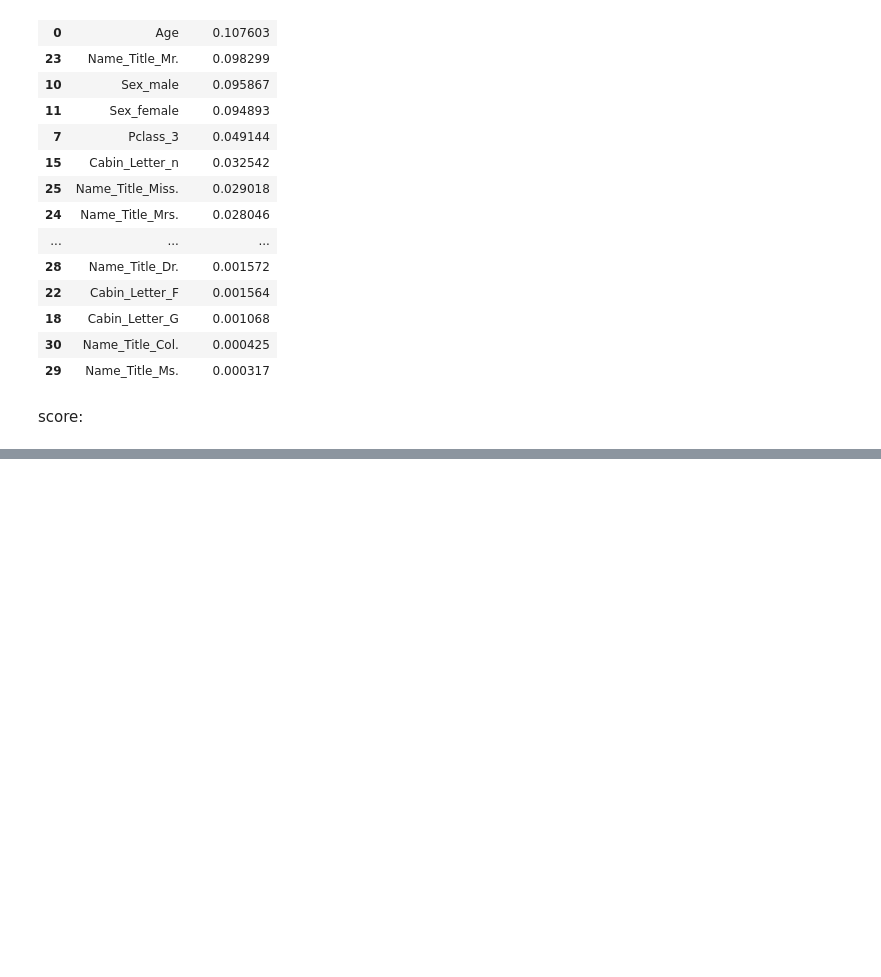
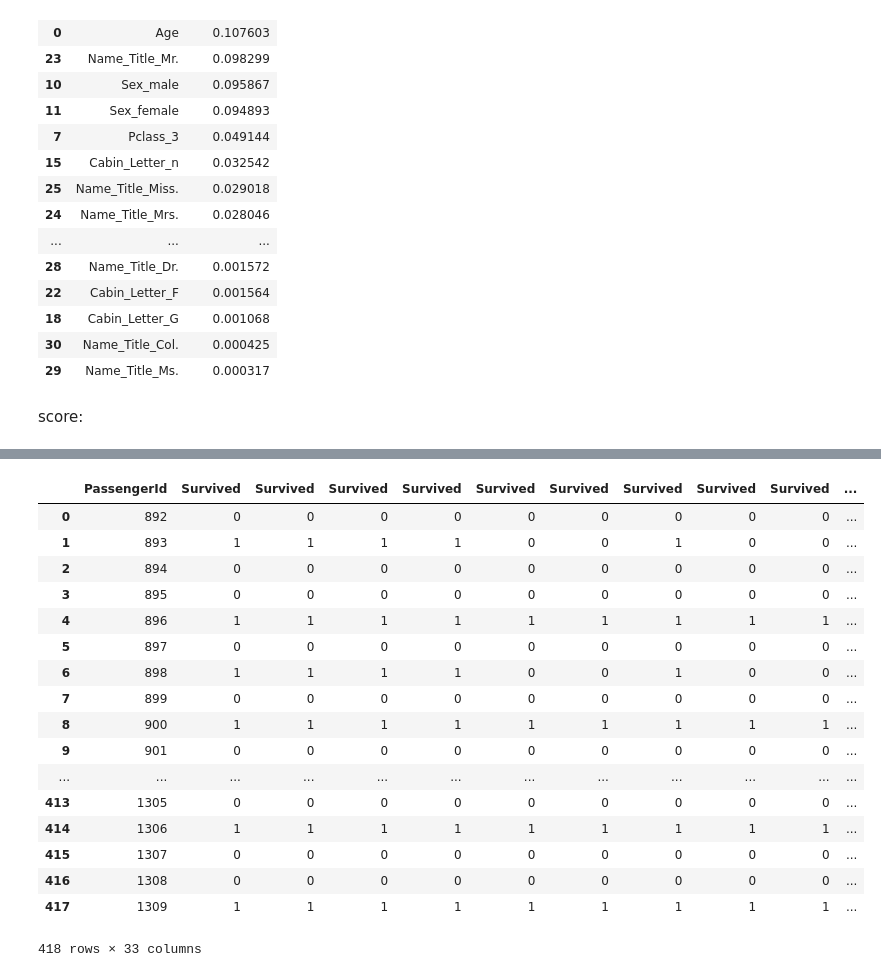
Before and after one commit to zlatankr/Projects, a Jupyter notebook: Titanic/random_forest.ipynb, the cells around one changed output, grey strips where cells are left out. Saved outputs shown, nothing was run; the diff lists cells and outputs as text; code cells hidden in the pictures; blank space fills up the shorter version.

```diff
--- a/Titanic/random_forest.ipynb
+++ b/Titanic/random_forest.ipynb
@@ -2326,0 +3913,32 @@ score:
+# %%
+for i in ys:
+    if len(i)<12:
+        ys.remove(i)
+# %%
+ys = ys[28:]
+# %%
+y_test = test.iloc[:,0]
+# %%
+for i in ys:
+    y_test = pd.concat((y_test, pd.read_csv(os.path.join('submission_files', i), usecols=[1])), axis=1)
+# %%
+y_test
+# %% [output]
+|  | PassengerId | Survived | Survived | Survived | Survived | Survived | Survived | Survived | Survived | Survived | ... |
+| 0 | 892 | 0 | 0 | 0 | 0 | 0 | 0 | 0 | 0 | 0 | ... |
+| 1 | 893 | 1 | 1 | 1 | 1 | 0 | 0 | 1 | 0 | 0 | ... |
+| 2 | 894 | 0 | 0 | 0 | 0 | 0 | 0 | 0 | 0 | 0 | ... |
+| 3 | 895 | 0 | 0 | 0 | 0 | 0 | 0 | 0 | 0 | 0 | ... |
+| 4 | 896 | 1 | 1 | 1 | 1 | 1 | 1 | 1 | 1 | 1 | ... |
+| 5 | 897 | 0 | 0 | 0 | 0 | 0 | 0 | 0 | 0 | 0 | ... |
+| 6 | 898 | 1 | 1 | 1 | 1 | 0 | 0 | 1 | 0 | 0 | ... |
+| 7 | 899 | 0 | 0 | 0 | 0 | 0 | 0 | 0 | 0 | 0 | ... |
+| 8 | 900 | 1 | 1 | 1 | 1 | 1 | 1 | 1 | 1 | 1 | ... |
+| 9 | 901 | 0 | 0 | 0 | 0 | 0 | 0 | 0 | 0 | 0 | ... |
+| ... | ... | ... | ... | ... | ... | ... | ... | ... | ... | ... | ... |
+| 413 | 1305 | 0 | 0 | 0 | 0 | 0 | 0 | 0 | 0 | 0 | ... |
+| 414 | 1306 | 1 | 1 | 1 | 1 | 1 | 1 | 1 | 1 | 1 | ... |
+| 415 | 1307 | 0 | 0 | 0 | 0 | 0 | 0 | 0 | 0 | 0 | ... |
+| 416 | 1308 | 0 | 0 | 0 | 0 | 0 | 0 | 0 | 0 | 0 | ... |
+| 417 | 1309 | 1 | 1 | 1 | 1 | 1 | 1 | 1 | 1 | 1 | ... |
+418 rows × 33 columns
```
Also changed, not shown: parts of 178 cells of this notebook, 20 other files.
